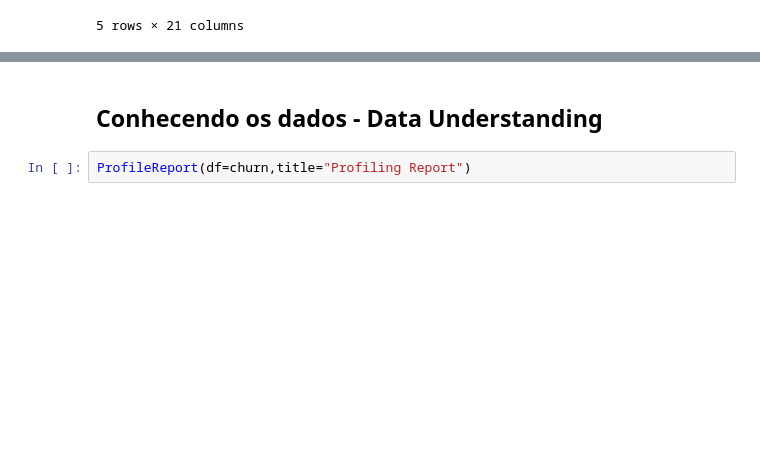
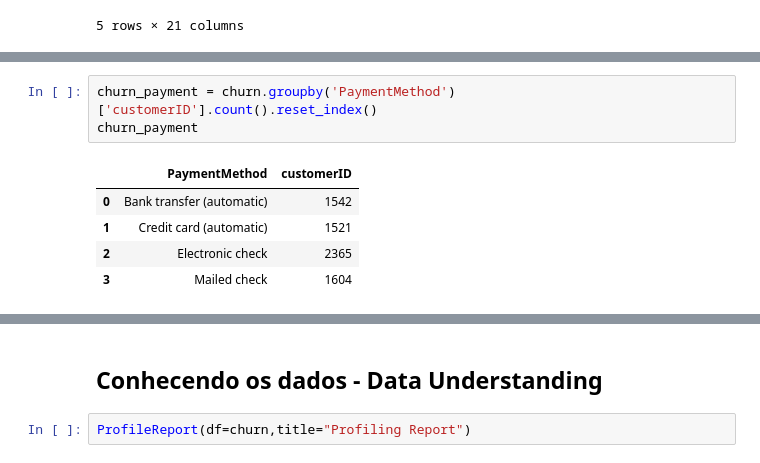
Before and after one commit to GTBelini22/Case_Classsificacao, a Jupyter notebook: Case_Classificação.ipynb, the cells around one changed output, grey strips where cells are left out. Drawn from its saved outputs; the diff is of its cells as text; blank space fills up the shorter version.

```diff
--- a/Case_Classificação.ipynb
+++ b/Case_Classificação.ipynb
@@ -29,0 +43,9 @@ churn.head()
+# %%
+churn_payment = churn.groupby('PaymentMethod')['customerID'].count().reset_index()
+churn_payment
+# %% [output]
+|  | PaymentMethod | customerID |
+| 0 | Bank transfer (automatic) | 1542 |
+| 1 | Credit card (automatic) | 1521 |
+| 2 | Electronic check | 2365 |
+| 3 | Mailed check | 1604 |
```
Also changed, not shown: parts of 12 cells of this notebook.
